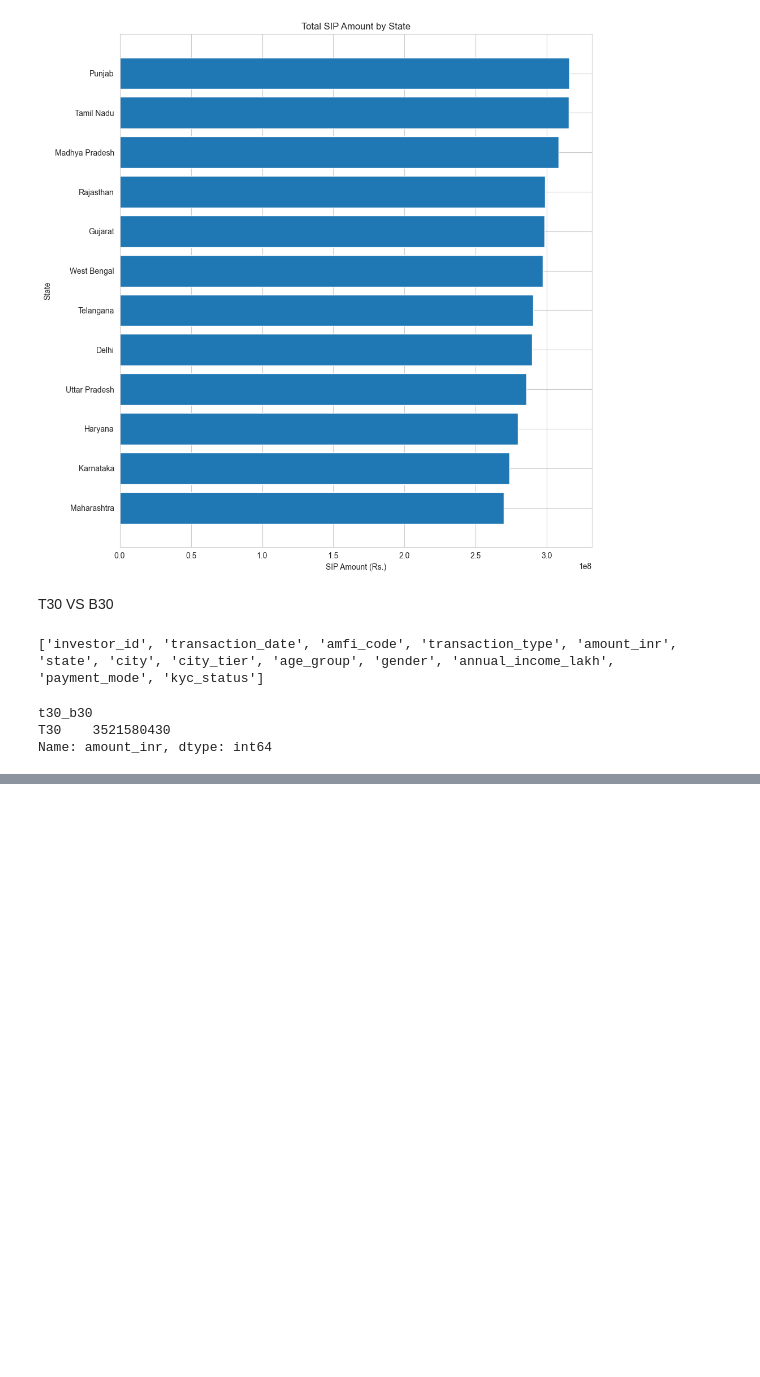
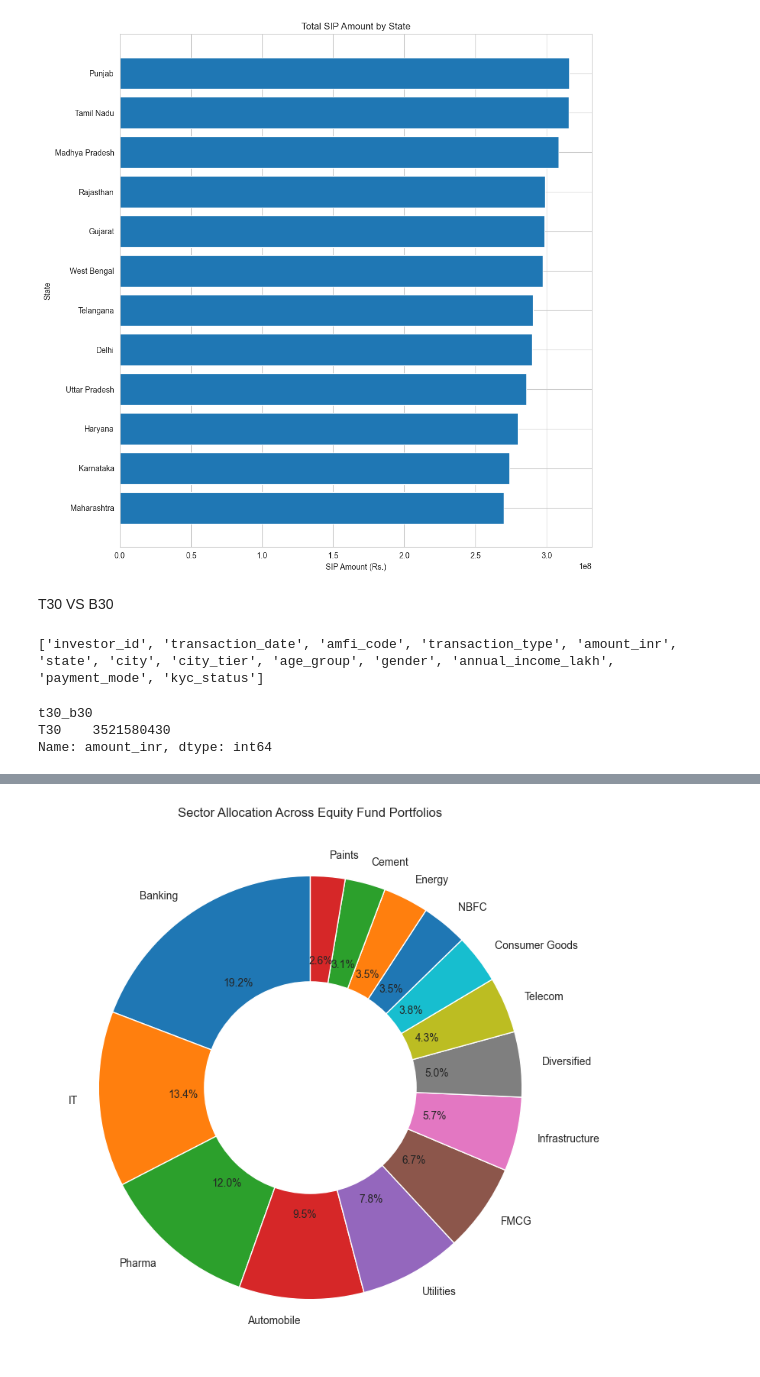
Before and after one commit to addyji007-bot/Bluestock-Fintech-Mutual-Fund-Analytics, a Jupyter notebook: notebooks/EDA_Analysis.ipynb, the cells around one changed output, grey strips where cells are left out. Drawn from its saved outputs; the diff is of its cells as text; code cells hidden in the pictures; blank space fills up the shorter version.

```diff
--- a/notebooks/EDA_Analysis.ipynb
+++ b/notebooks/EDA_Analysis.ipynb
@@ -749,0 +929,12 @@ plt.show()
+# %%
+sector_weights = (
+    equity_holdings
+    .groupby("sector")["weight_pct"]
+    .sum()
+)
+
+sector_weights = sector_weights.sort_values(
+    ascending=False
+)
+
+print(sector_weights)
@@ -749,0 +958,31 @@ plt.show()
+# %%
+plt.figure(figsize=(9, 9))
+
+plt.pie(
+    sector_weights.values,
+    labels=sector_weights.index,
+    autopct="%1.1f%%",
+    startangle=90
+)
+
+# Create the hole in the middle
+circle = plt.Circle(
+    (0, 0),
+    0.5,
+    color="white"
+)
+
+plt.gca().add_artist(circle)
+
+plt.title(
+    "Sector Allocation Across Equity Fund Portfolios"
+)
+plt.savefig(
+    f"{REPORTS}/09_sector_allocation_donut.png",
+    dpi=200,
+    bbox_inches="tight"
+)
+
+plt.show()
+# %% [output]
+[figure, added]
```
Also changed, not shown: parts of 24 cells of this notebook, 5 other files.
